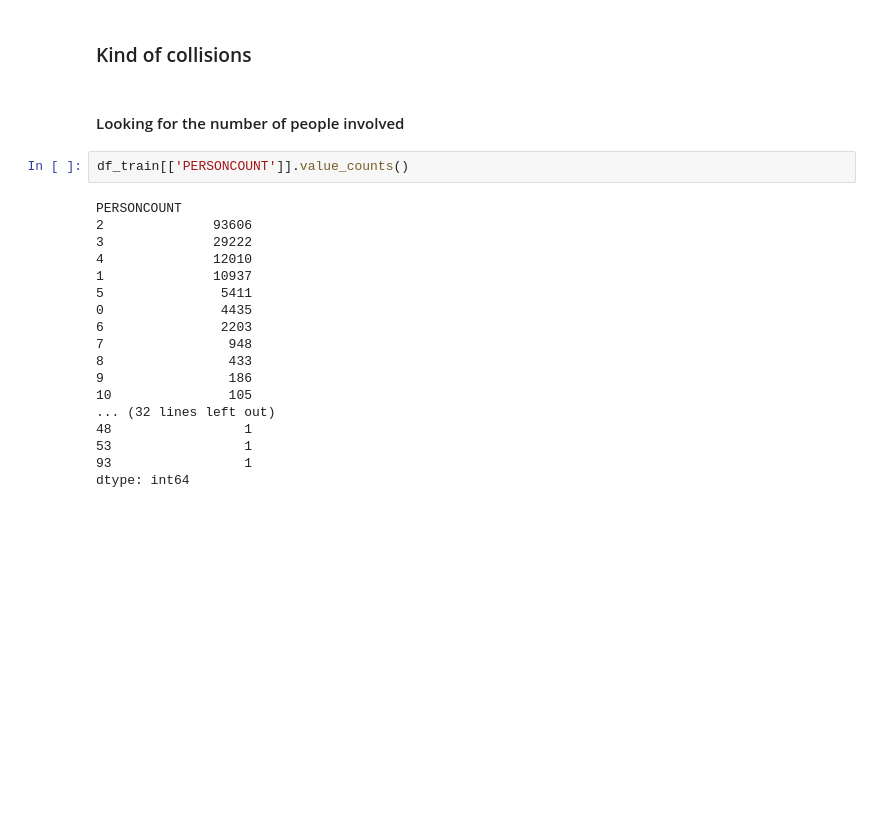
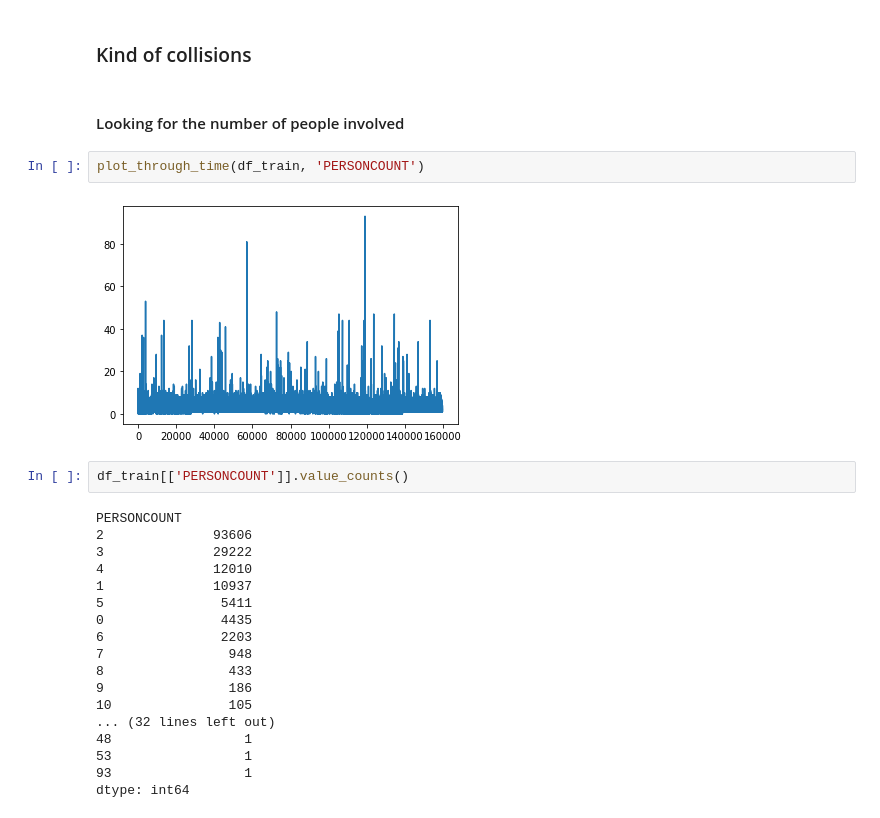
Before and after one commit to tm21218/Coursera_Capstone, a Jupyter notebook: Notebook.ipynb, the cells around one changed output. Drawn from its saved outputs; the diff is of its cells as text; blank space fills up the shorter version.

```diff
--- a/Lesson 9 - week 1.ipynb
+++ b/Notebook.ipynb
@@ -780,6 +808,10 @@ Name: INCDTTM, Length: 778, dtype: object
 ### Kind of collisions
 # %% [markdown]
 #### Looking for the number of people involved
+# %%
+plot_through_time(df_train, 'PERSONCOUNT')
+# %% [output]
+[figure, added]
 # %%
 df_train[['PERSONCOUNT']].value_counts()
 # %% [output]
```
Also changed, not shown: parts of 31 cells of this notebook.
